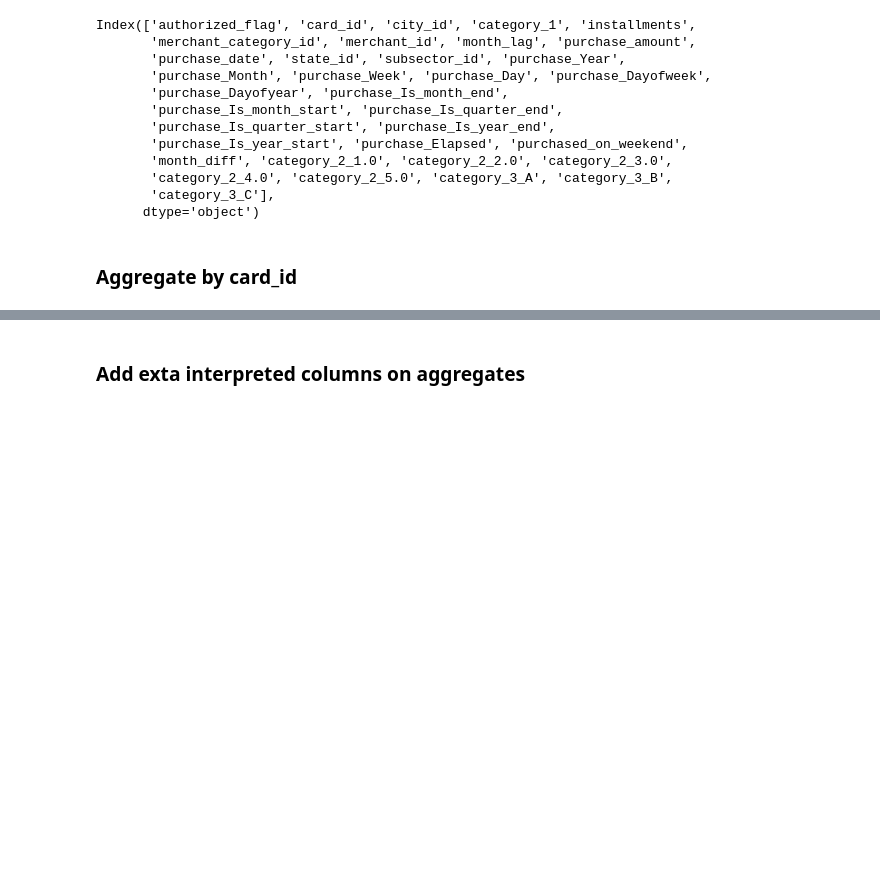
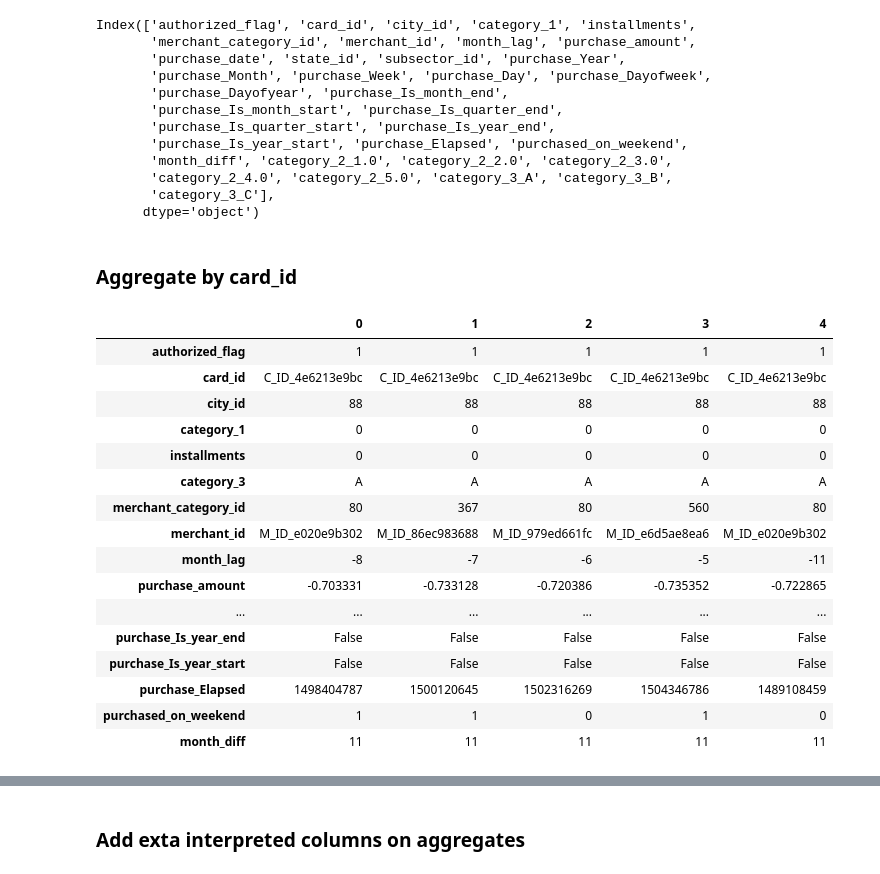
Before and after one commit to anonymouskitler/kaggle, a Jupyter notebook: Elo feature engineering.ipynb, the cells around one changed output, grey strips where cells are left out. Drawn from its saved outputs; the diff is of its cells as text; code cells hidden in the pictures; blank space fills up the shorter version.

```diff
--- a/Elo feature engineering.ipynb
+++ b/Elo feature engineering.ipynb
@@ -167,6 +169,26 @@ def aggregate_by_category(df):
     return other_df
 # %% [markdown]
 ### Aggregate by card_id
+# %%
+hist_trans.head().T
+# %% [output]
+|  | 0 | 1 | 2 | 3 | 4 |
+| authorized_flag | 1 | 1 | 1 | 1 | 1 |
+| card_id | C_ID_4e6213e9bc | C_ID_4e6213e9bc | C_ID_4e6213e9bc | C_ID_4e6213e9bc | C_ID_4e6213e9bc |
+| city_id | 88 | 88 | 88 | 88 | 88 |
+| category_1 | 0 | 0 | 0 | 0 | 0 |
+| installments | 0 | 0 | 0 | 0 | 0 |
+| category_3 | A | A | A | A | A |
+| merchant_category_id | 80 | 367 | 80 | 560 | 80 |
+| merchant_id | M_ID_e020e9b302 | M_ID_86ec983688 | M_ID_979ed661fc | M_ID_e6d5ae8ea6 | M_ID_e020e9b302 |
+| month_lag | -8 | -7 | -6 | -5 | -11 |
+| purchase_amount | -0.703331 | -0.733128 | -0.720386 | -0.735352 | -0.722865 |
+| ... | ... | ... | ... | ... | ... |
+| purchase_Is_year_end | False | False | False | False | False |
+| purchase_Is_year_start | False | False | False | False | False |
+| purchase_Elapsed | 1498404787 | 1500120645 | 1502316269 | 1504346786 | 1489108459 |
+| purchased_on_weekend | 1 | 1 | 0 | 1 | 0 |
+| month_diff | 11 | 11 | 11 | 11 | 11 |
 # %%
 def aggregate_by_card_id(df):
     unique_cols = ['city_id', 'merchant_category_id', 'merchant_id', 'state_id',
```
Also changed, not shown: parts of 14 cells of this notebook, 11 other files.
